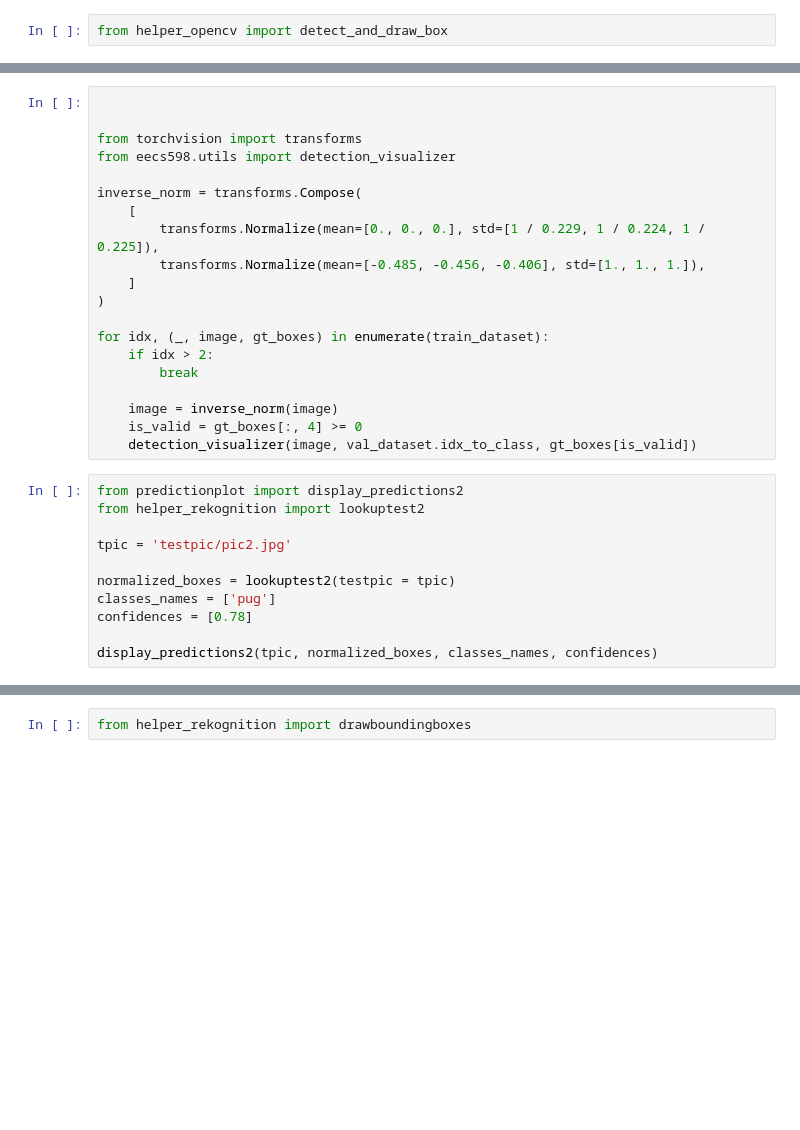
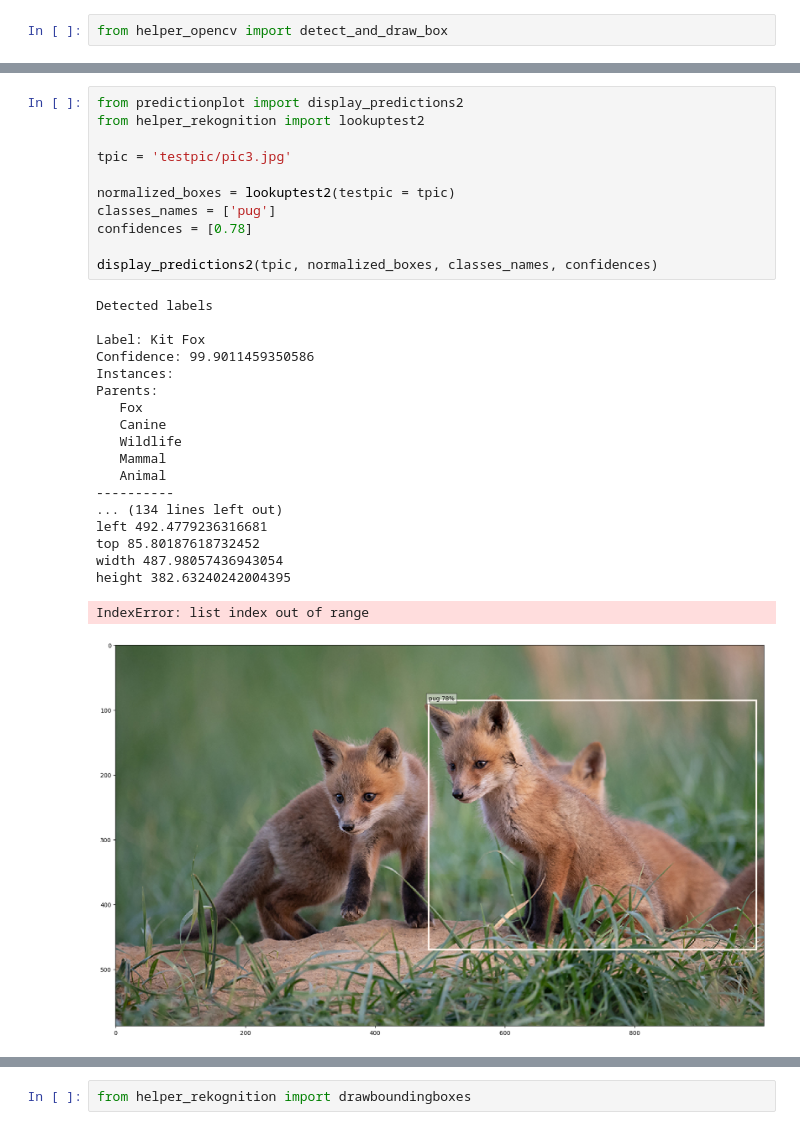
Before and after one commit to fraukecharms/fastapi-rekognition-compvision, a Jupyter notebook: plottests.ipynb, the cells around one changed output, grey strips where cells are left out. Saved outputs shown, nothing was run; the diff lists cells and outputs as text; blank space fills up the shorter version.

```diff
--- a/plottests.ipynb
+++ b/plottests.ipynb
@@ -24,34 +59,34 @@ detect_and_draw_box(confidence=0.1)
-# %%
-
-
-from torchvision import transforms
-from eecs598.utils import detection_visualizer
-
-inverse_norm = transforms.Compose(
-    [
-        transforms.Normalize(mean=[0., 0., 0.], std=[1 / 0.229, 1 / 0.224, 1 / 0.225]),
-        transforms.Normalize(mean=[-0.485, -0.456, -0.406], std=[1., 1., 1.]),
-    ]
-)
-
-for idx, (_, image, gt_boxes) in enumerate(train_dataset):
-    if idx > 2:
-        break
-
-    image = inverse_norm(image)
-    is_valid = gt_boxes[:, 4] >= 0
-    detection_visualizer(image, val_dataset.idx_to_class, gt_boxes[is_valid])
 # %%
 from predictionplot import display_predictions2
 from helper_rekognition import lookuptest2
 
-tpic = 'testpic/pic2.jpg'
+tpic = 'testpic/pic3.jpg'
 
 normalized_boxes = lookuptest2(testpic = tpic)
 classes_names = ['pug']
 confidences = [0.78]
 
 display_predictions2(tpic, normalized_boxes, classes_names, confidences)
+# %% [output]
+Detected labels
+
+Label: Kit Fox
+Confidence: 99.9011459350586
+Instances:
+Parents:
+   Fox
+   Canine
+   Wildlife
+   Mammal
+   Animal
+----------
+... (134 lines left out)
+left 492.4779236316681
+top 85.80187618732452
+width 487.98057436943054
+height 382.63240242004395
+IndexError: list index out of range
+[figure, added]
 # %%
 from helper_rekognition import lookuptest3
 
```
Also changed, not shown: parts of 6 cells of this notebook, 5 other files.
